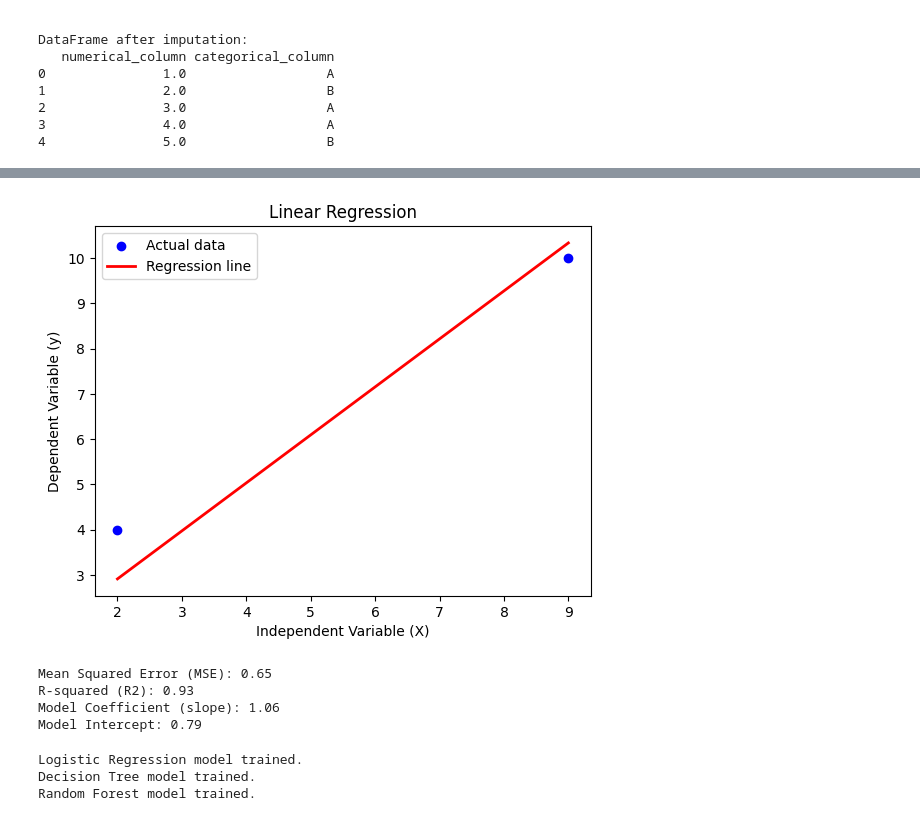
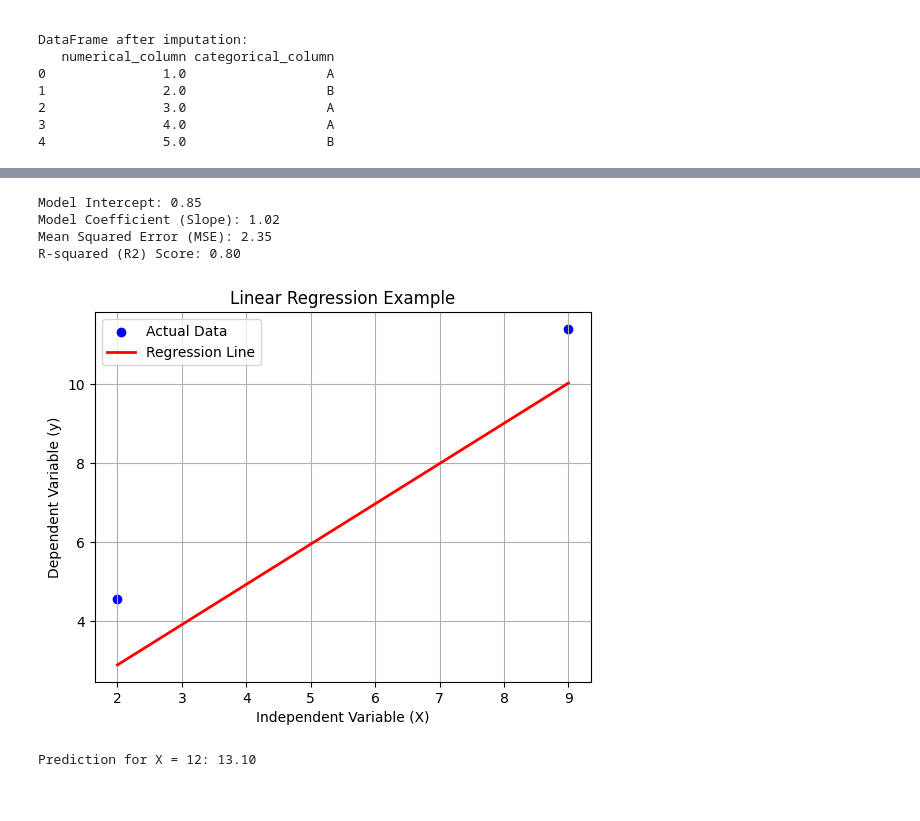
Before and after one commit to SpringBoardMentor193s/SentinelNet_Oct_Batch, a Jupyter notebook: preprocessing.ipynb, the cells around one changed output, grey strips where cells are left out. Drawn from its saved outputs; the diff is of its cells as text; code cells hidden in the pictures.

Commit message:
Data loading, preprocessing, and model training.

```diff
--- a/preprocessing.ipynb
+++ b/preprocessing.ipynb
@@ -577,62 +658,44 @@ Test target shape: (1494,)
 # %%
 import numpy as np
 import matplotlib.pyplot as plt
 from sklearn.linear_model import LinearRegression
 from sklearn.model_selection import train_test_split
 from sklearn.metrics import mean_squared_error, r2_score
 
 X = np.array([1, 2, 3, 4, 5, 6, 7, 8, 9, 10]).reshape(-1, 1)
-y = np.array([2, 4, 5, 4, 6, 7, 8, 9, 10, 12])
+y = np.array([2, 4, 5, 4, 6, 7, 8, 9, 11, 12]) + np.random.randn(10) * 0.5
 
 X_train, X_test, y_train, y_test = train_test_split(X, y, test_size=0.2, random_state=42)
 
 model = LinearRegression()
 model.fit(X_train, y_train)
 
 y_pred = model.predict(X_test)
 
-plt.scatter(X_test, y_test, color='blue', label='Actual data')
-plt.plot(X_test, y_pred, color='red', linewidth=2, label='Regression line')
-plt.xlabel('Independent Variable (X)')
-plt.ylabel('Dependent Variable (y)')
-plt.title('Linear Regression')
-plt.legend()
-plt.show()
-
 mse = mean_squared_error(y_test, y_pred)
 r2 = r2_score(y_test, y_pred)
 
+print(f"Model Intercept: {model.intercept_:.2f}")
+print(f"Model Coefficient (Slope): {model.coef_[0]:.2f}")
 print(f"Mean Squared Error (MSE): {mse:.2f}")
-print(f"R-squared (R2): {r2:.2f}")
-print(f"Model Coefficient (slope): {model.coef_[0]:.2f}")
-print(f"Model Intercept: {model.intercept_:.2f}")
+print(f"R-squared (R2) Score: {r2:.2f}")
+
+plt.scatter(X_test, y_test, color='blue', label='Actual Data')
+plt.plot(X_test, y_pred, color='red', linewidth=2, label='Regression Line')
+plt.xlabel('Independent Variable (X)')
+plt.ylabel('Dependent Variable (y)')
+plt.title('Linear Regression Example')
+plt.legend()
+plt.grid(True)
+plt.show()
+
+new_X = np.array([[12]])
+predicted_y = model.predict(new_X)
+print(f"Prediction for X = 12: {predicted_y[0]:.2f}")
 # %% [output]
+Model Intercept: 0.85
+Model Coefficient (Slope): 1.02
+Mean Squared Error (MSE): 2.35
+R-squared (R2) Score: 0.80
-[figure, old version]
+[figure, new version]
-Mean Squared Error (MSE): 0.65
-R-squared (R2): 0.93
-Model Coefficient (slope): 1.06
-Model Intercept: 0.79
+Prediction for X = 12: 13.10
-# %%
-from sklearn.linear_model import LogisticRegression
-from sklearn.tree import DecisionTreeClassifier
-from sklearn.ensemble import RandomForestClassifier
-
-X_train = pd.concat([scaled_train_numerical_df, encoded_train_df], axis=1)
-y_train = train_df_reset['attack_type']
-
-logistic_regression_model = LogisticRegression(max_iter=1000)
-decision_tree_model = DecisionTreeClassifier(random_state=42)
-random_forest_model = RandomForestClassifier(random_state=42)
-
-
-logistic_regression_model.fit(X_train, y_train)
-decision_tree_model.fit(X_train, y_train)
-random_forest_model.fit(X_train, y_train)
-
-print("Logistic Regression model trained.")
-print("Decision Tree model trained.")
-print("Random Forest model trained.")
-# %% [output]
-Logistic Regression model trained.
-Decision Tree model trained.
-Random Forest model trained.
```
Also changed, not shown: parts of 5 cells of this notebook.
